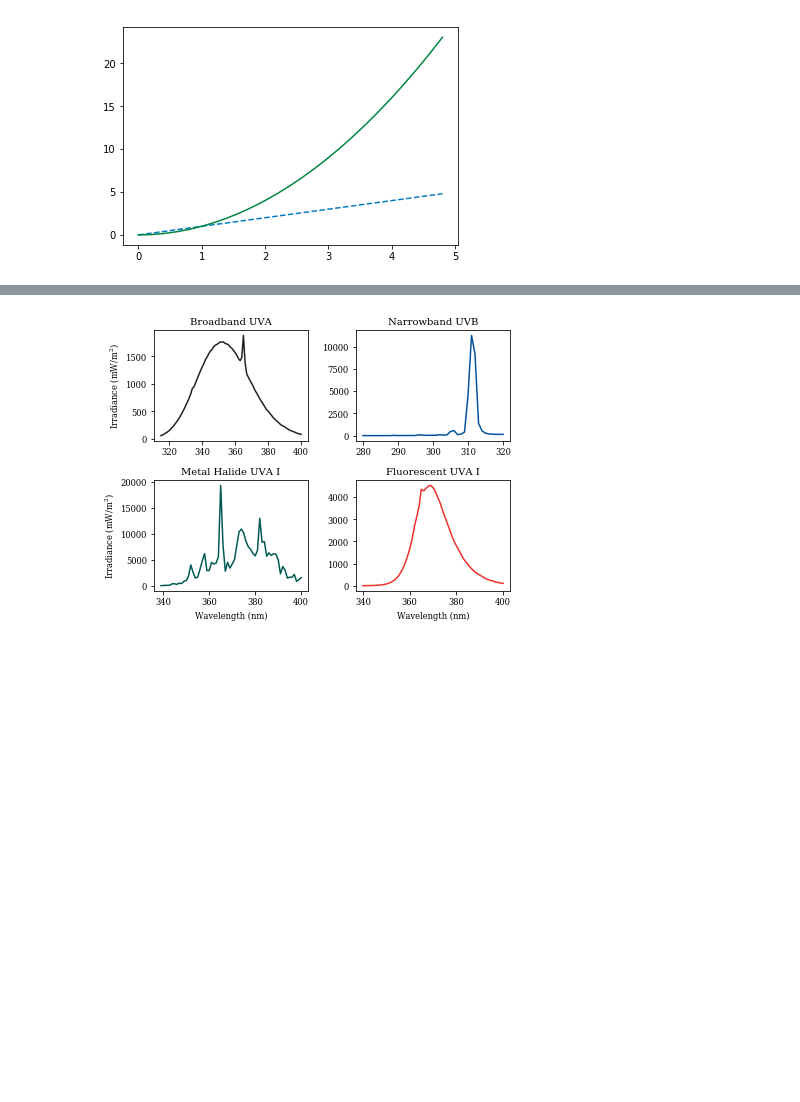
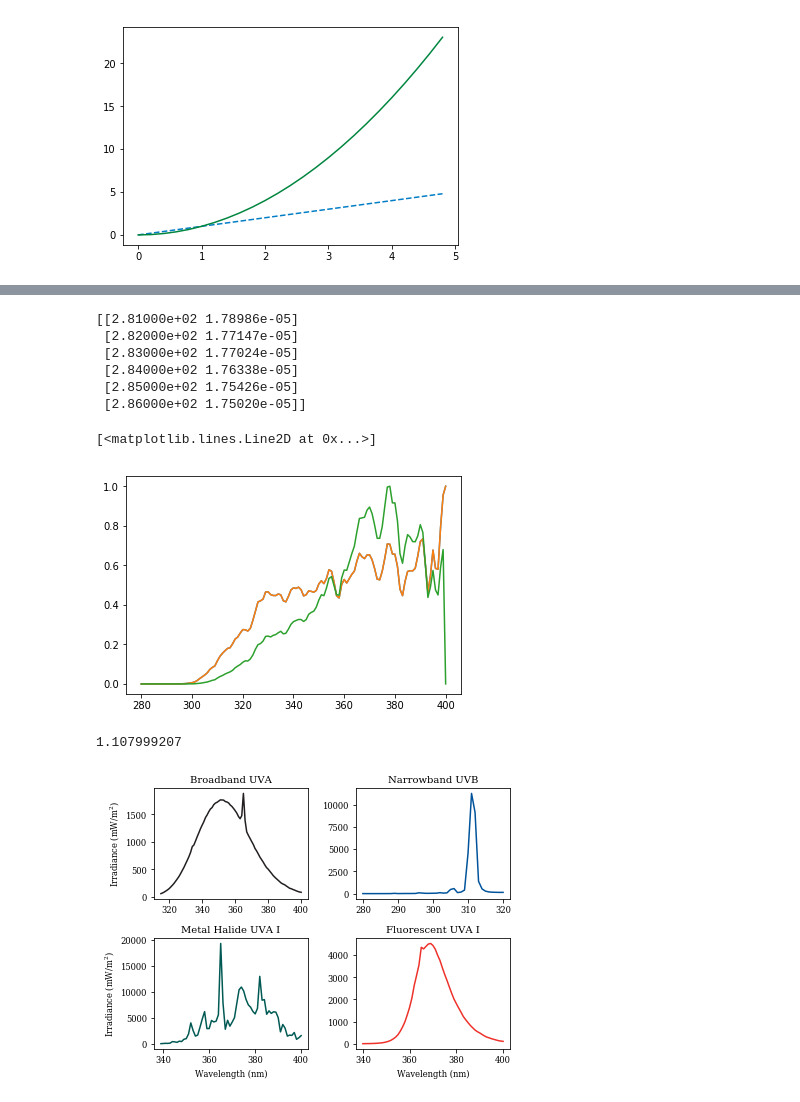
Before and after one commit to i-brnrd/vitaminD, a Jupyter notebook: thesis_plots_psoralenchapter.ipynb, the cells around one changed output, grey strips where cells are left out. Drawn from its saved outputs; the diff is of its cells as text; code cells hidden in the pictures; blank space fills up the shorter version.

```diff
--- a/thesis_plots_psoralenchapter.ipynb
+++ b/thesis_plots_psoralenchapter.ipynb
@@ -64,3 +65,21 @@ plt.show()
+# %%
+print(ispec[1:7,:])
+plt.plot(ispec[:,0],(ispec[:,1]/np.max(ispec[:,1])))
+plt.plot(loaded[:,0],(loaded[:,1]/np.max(loaded[:,1])))
+plt.plot(spec[:,0],(spec[:,1]/np.max(spec[:,1])))
+# %% [output]
+[[2.81000e+02 1.78986e-05]
+ [2.82000e+02 1.77147e-05]
+ [2.83000e+02 1.77024e-05]
+ [2.84000e+02 1.76338e-05]
+ [2.85000e+02 1.75426e-05]
+ [2.86000e+02 1.75020e-05]]
+[<matplotlib.lines.Line2D at 0x...>]
+[figure, added]
+# %%
+np.max(ispec[:,1])
+# %% [output]
+1.107999207
 # %%
 rcParams['axes.titlesize']= 'medium'
 rcParams['axes.labelsize']= 'small'
```
Also changed, not shown: parts of 5 cells of this notebook, 4 other files.
